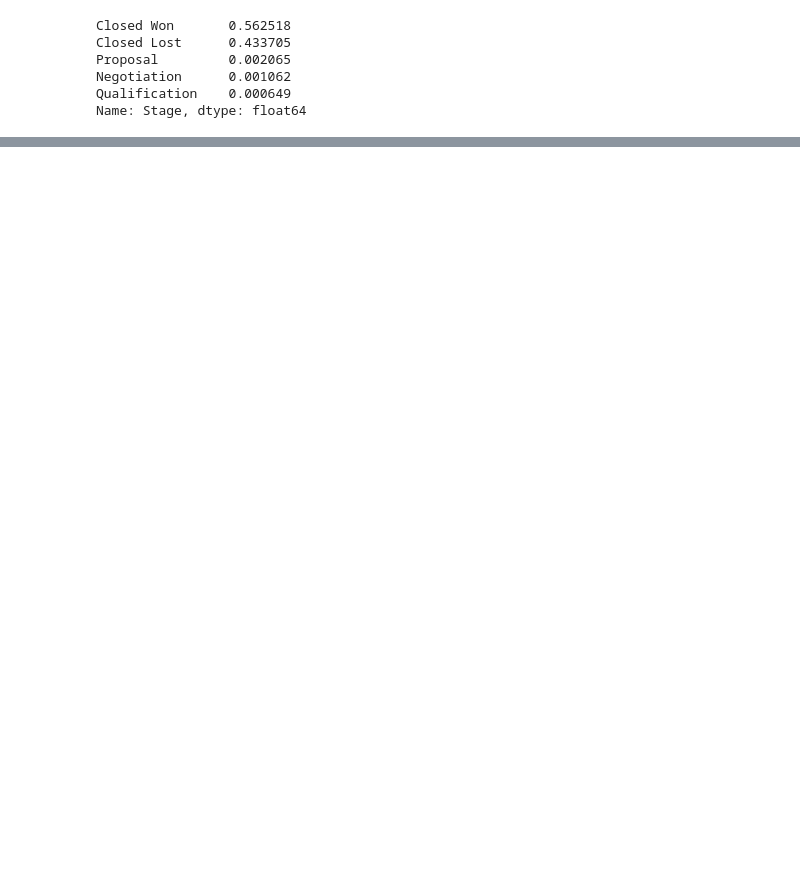
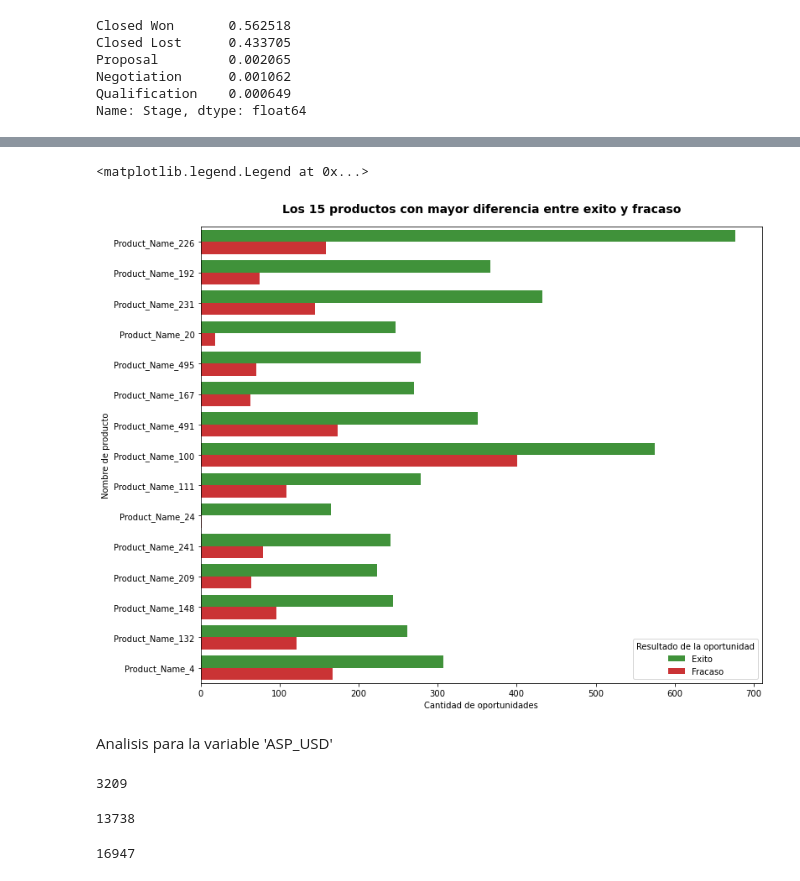
Before and after one commit to felipegonzalez2112/tp-2020-orga-datos, a Jupyter notebook: AnalisisTP1-SanchezNico.ipynb, the cells around one changed output, grey strips where cells are left out. Drawn from its saved outputs; the diff is of its cells as text; code cells hidden in the pictures; blank space fills up the shorter version.

```diff
--- a/AnalisisTP1-SanchezNico.ipynb
+++ b/AnalisisTP1-SanchezNico.ipynb
@@ -336,0 +448,40 @@ for p in ax.patches:
+# %%
+g = df.loc[:,['Product_Name', 'Stage']]
+g['Stage'] = g['Stage'].map({'Closed Won':1,'Closed Lost':0})
+g['Won_por_family'] = g.groupby('Product_Name')['Stage'].transform('sum')
+g['Lost_por_family'] = abs(g.groupby('Product_Name')['Stage'].transform('count') - g['Won_por_family'])
+g['Stage_diff'] = abs(g['Won_por_family'] - g['Lost_por_family'])
+g['Stage'] = g['Stage'].map({1:'Exito',0:'Fracaso'})
+g = g.sort_values('Stage_diff', ascending=False)
+
+palette_dic ={'Fracaso':red,'Exito':green}
+plt.figure(figsize=(12,10))
+sns.countplot(y=g['Product_Name'], hue=g['Stage'], order=g.dropna(subset=['Product_Name'])\
+              .drop_duplicates('Product_Name').iloc[:15]['Product_Name'].values, \
+             palette=palette_dic)
+
+plt.title('Los 15 productos con mayor diferencia entre exito y fracaso', size=14, y=1.02,\
+             fontweight ='bold')
+plt.ylabel('Nombre de producto')
+plt.xlabel('Cantidad de oportunidades')
+plt.legend(title='Resultado de la oportunidad')
+# %% [output]
+<matplotlib.legend.Legend at 0x...>
+[figure, added]
+# %% [markdown]
+Analisis para la variable 'ASP_USD'
+# %%
+nulos = df['ASP_USD'].isna().sum()
+nulos
+# %% [output]
+3209
+# %%
+no_nulos = df['ASP_USD'].count()
+no_nulos
+# %% [output]
+13738
+# %%
+total = len(df['ASP_USD'])
+total
+# %% [output]
+16947
```
Also changed, not shown: parts of 25 cells of this notebook.
